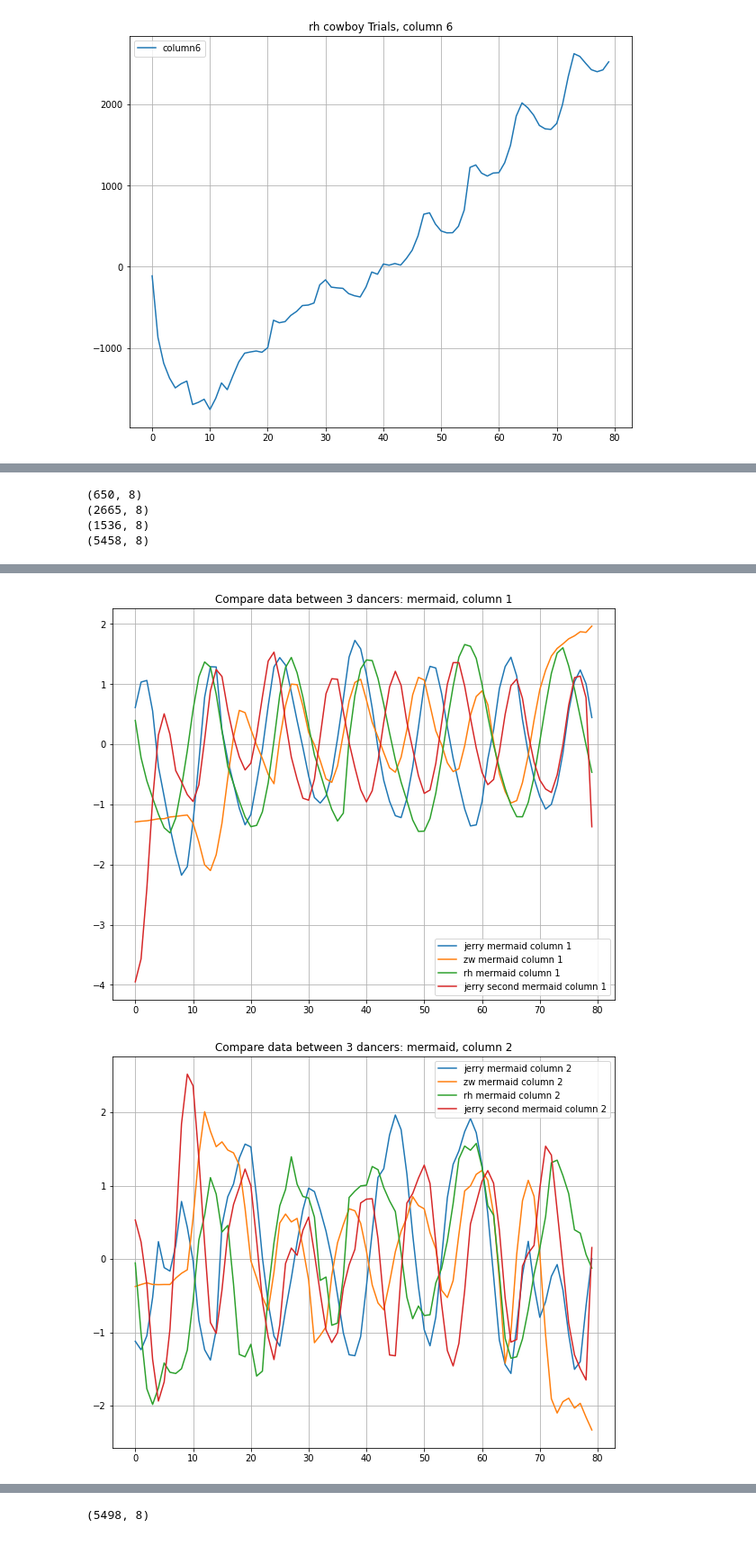
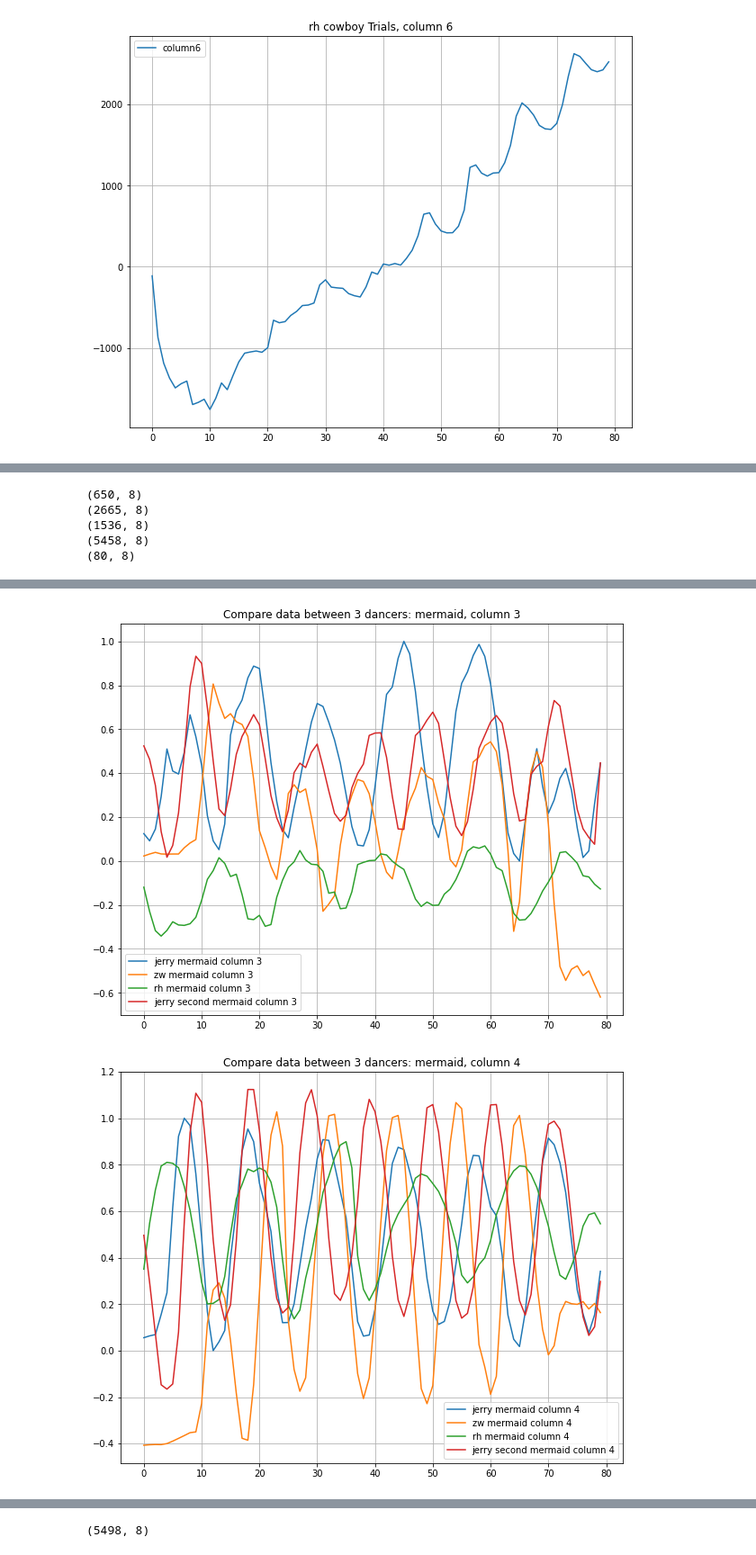
Before and after one commit to CG4002-AY2122S1-B02/CG4002_Capstone, a Jupyter notebook: ML/boing_week_13.ipynb, the cells around one changed output, grey strips where cells are left out. Shown at 90% size. Drawn from its saved outputs; the diff is of its cells as text; code cells hidden in the pictures.

```diff
--- a/ML/boing_week_13.ipynb
+++ b/ML/boing_week_13.ipynb
@@ -145,28 +147,33 @@ print(t5.shape)
 # t2 = t2[t2['0'] == 2]
 # t3 = t3[t3['0'] == 2]
 # t5 = t5[t5['0'] == 2]
-t1 = t1[:80]
-t2 = t2[:80]
-t3 = t3[:80]
-t5 = t5[:80]
-t1=(t1-t1.mean())/t1.std()
-t2=(t2-t2.mean())/t2.std()
-t3=(t3-t3.mean())/t3.std()
-t5=(t5-t5.mean())/t5.std()
-
-col_l = ['0','1','2','3','4','5','6']
+t1 = t1[:80].to_numpy()
+t2 = t2[:80].to_numpy()
+t3 = t3[:80].to_numpy()
+t5 = t5[:80].to_numpy()
+# t1=(t1-t1.mean())/t1.std()
+# t2=(t2-t2.mean())/t2.std()
+# t3=(t3-t3.mean())/t3.std()
+# t5=(t5-t5.mean())/t5.std()
+min_max_scaler = preprocessing.MinMaxScaler()
+t1 = min_max_scaler.fit_transform(t1)
+t2 = min_max_scaler.transform(t2)
+t3 = min_max_scaler.transform(t3)
+t5 = min_max_scaler.transform(t5)
+print(t1.shape)
+col_l = [2,3,4,5,6,7]
 for col in col_l:
     fig, ax = plt.subplots(figsize = [10,8])
     x = [i for i in range(t1.shape[0])]
-    temp1 = t1[col]
+    temp1 = t1[:,col]
     ax.plot(x, temp1, label = f"jerry {move} column {col}")
 
     x = [i for i in range(t2.shape[0])]
-    temp2 = t2[col]
+    temp2 = t2[:,col]
     ax.plot(x, temp2, label = f"zw {move} column {col}")
 
     x = [i for i in range(t3.shape[0])]
-    temp3 = t3[col]
+    temp3 = t3[:,col]
     ax.plot(x, temp3, label = f"rh {move} column {col}")
 
     # x = [i for i in range(80)]
@@ -174,7 +181,7 @@ for col in col_l:
     # ax.plot(x, temp4, label = f"sanath real mermaid")
 
     x = [i for i in range(t5.shape[0])]
-    temp5 = t5[col]
+    temp5 = t5[:,col]
     ax.plot(x, temp5, label = f"jerry second {move} column {col}")
 
     # x = [i for i in range(temp6.shape[0])]
@@ -190,3 +197,4 @@ for col in col_l:
 (2665, 8)
 (1536, 8)
 (5458, 8)
+(80, 8)
@@ -194,2 +202,2 @@ for col in col_l:
-[figure, old version]
+[figure, new version]
-[figure, old version]
+[figure, new version]
```
Also changed, not shown: parts of 3 cells of this notebook, 26 other files.
